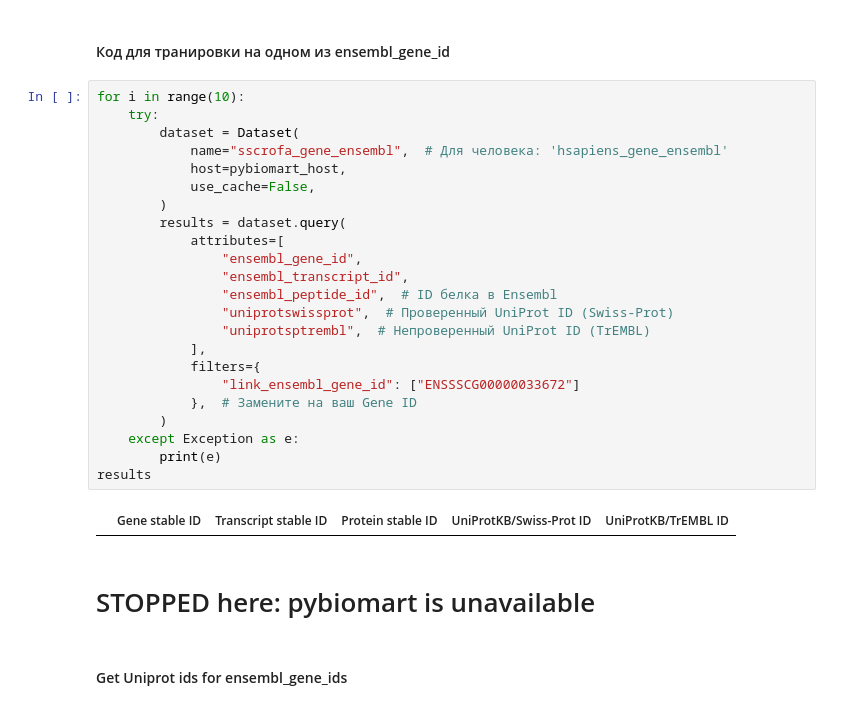
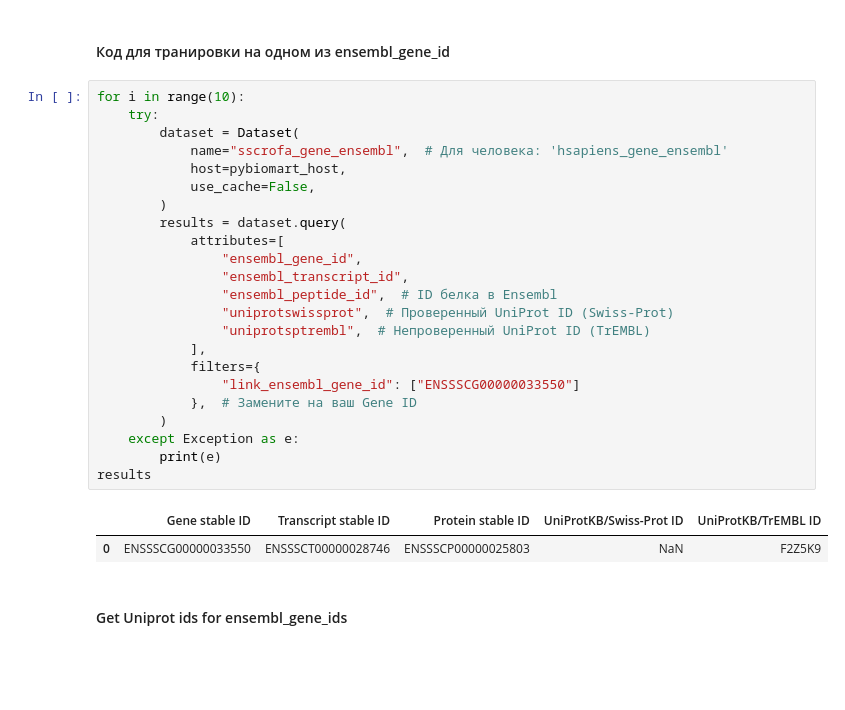
Before and after one commit to intbio/histonedb, a Jupyter notebook: CURATED_SET/mammalia_genes/Pig_genes.ipynb, the cells around one changed output. Saved outputs shown, nothing was run; the diff lists cells and outputs as text; blank space fills up the shorter version.

```diff
--- a/CURATED_SET/mammalia_genes/Pig_genes.ipynb
+++ b/CURATED_SET/mammalia_genes/Pig_genes.ipynb
@@ -558,30 +575,29 @@ available_datasets[available_datasets["name"].str.contains("scrofa")]
 # %%
 for i in range(10):
     try:
         dataset = Dataset(
             name="sscrofa_gene_ensembl",  # Для человека: 'hsapiens_gene_ensembl'
             host=pybiomart_host,
             use_cache=False,
         )
         results = dataset.query(
             attributes=[
                 "ensembl_gene_id",
                 "ensembl_transcript_id",
                 "ensembl_peptide_id",  # ID белка в Ensembl
                 "uniprotswissprot",  # Проверенный UniProt ID (Swiss-Prot)
                 "uniprotsptrembl",  # Непроверенный UniProt ID (TrEMBL)
             ],
             filters={
-                "link_ensembl_gene_id": ["ENSSSCG00000033672"]
+                "link_ensembl_gene_id": ["ENSSSCG00000033550"]
             },  # Замените на ваш Gene ID
         )
     except Exception as e:
         print(e)
 results
 # %% [output]
 |  | Gene stable ID | Transcript stable ID | Protein stable ID | UniProtKB/Swiss-Prot ID | UniProtKB/TrEMBL ID |
+| 0 | ENSSSCG00000033550 | ENSSSCT00000028746 | ENSSSCP00000025803 | NaN | F2Z5K9 |
-# %% [markdown]
-# STOPPED here: pybiomart is unavailable
 # %% [markdown]
 #### Get Uniprot ids for ensembl_gene_ids
 # %%
```
Also changed, not shown: parts of 190 cells of this notebook, 6 other files.
